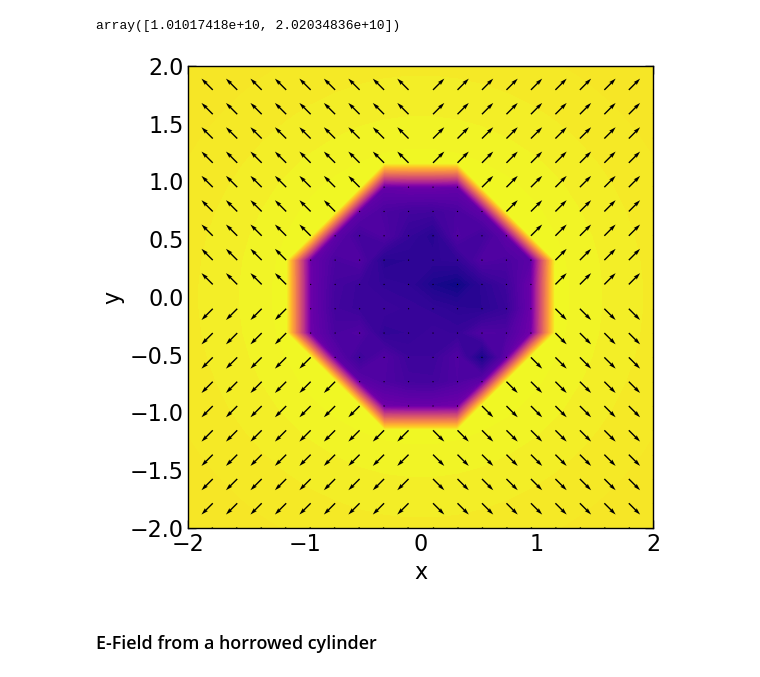
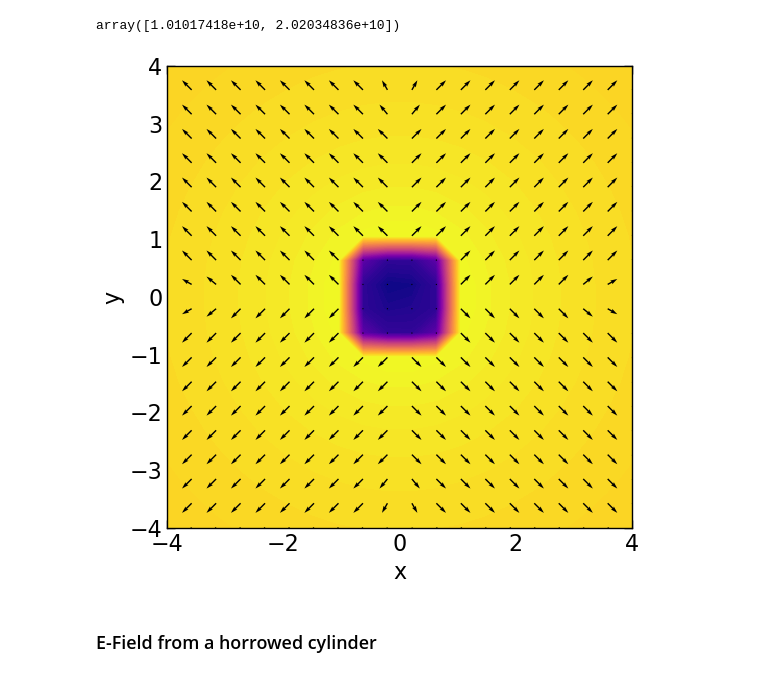
Before and after one commit to nayot/emag, a Jupyter notebook: E_Field_bounded_charge.ipynb, the cells around one changed output. Saved outputs shown, nothing was run; the diff lists cells and outputs as text; code cells hidden in the pictures.

Commit message:
modified:   E_Field_bounded_charge.ipynb 	modified:   libemag/plots.py

```diff
--- a/E_Field_bounded_charge.ipynb
+++ b/E_Field_bounded_charge.ipynb
@@ -175,9 +175,9 @@ E(1, 2)
 array([1.01017418e+10, 2.02034836e+10])
 # %%
 fig = plt.figure(figsize=(6, 6))
-ax = field_plot(E, x_min=-2, x_max=2, y_min=-2, y_max=2, contour=True)
+ax = field_plot(E, x_min=-4, x_max=4, y_min=-4, y_max=4, contour=True)
 # %% [output]
-[figure, old version]
+[figure, new version]
 # %% [markdown]
 ### E-Field from a horrowed cylinder
 # %%
```
Also changed, not shown: parts of 12 cells of this notebook, 1 other file.
